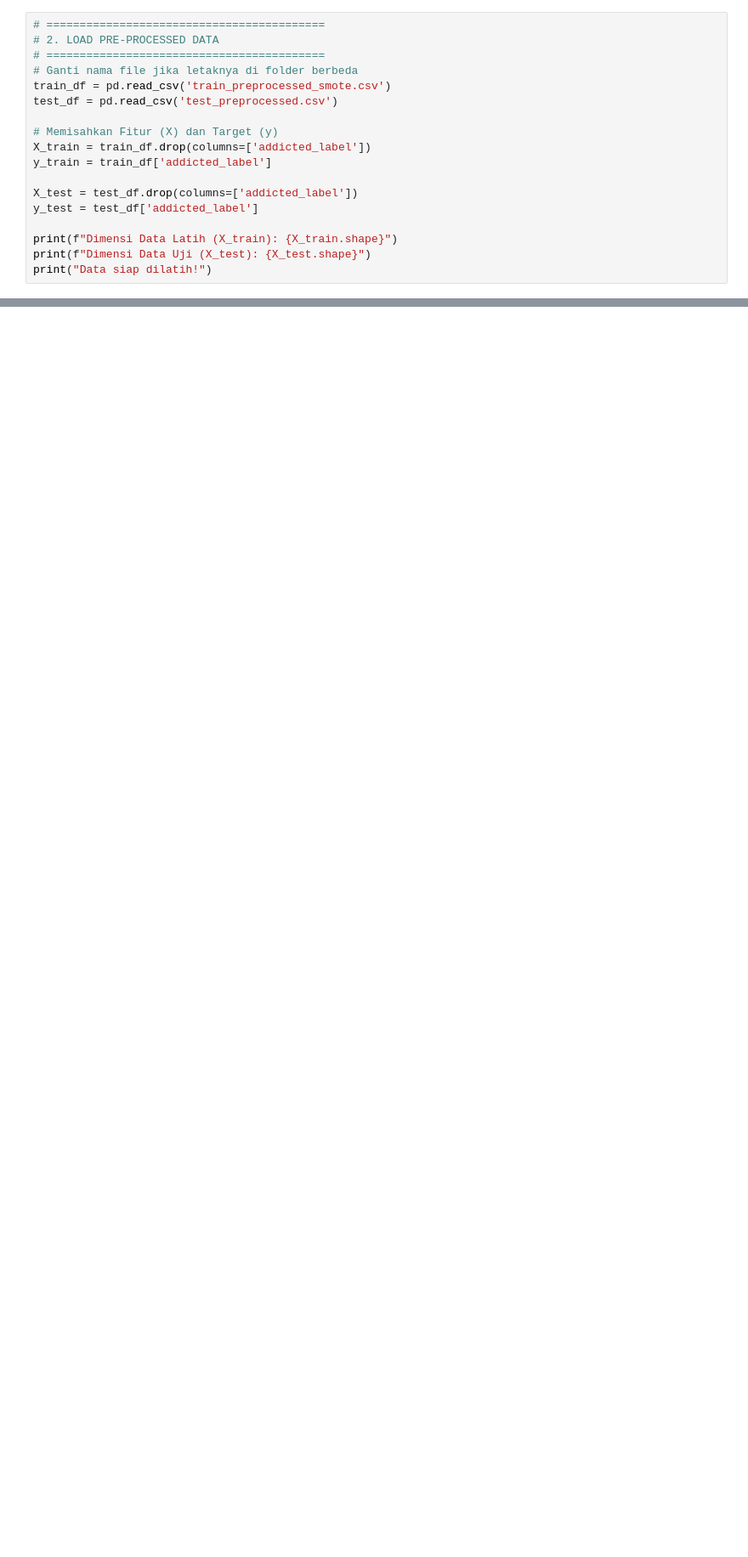
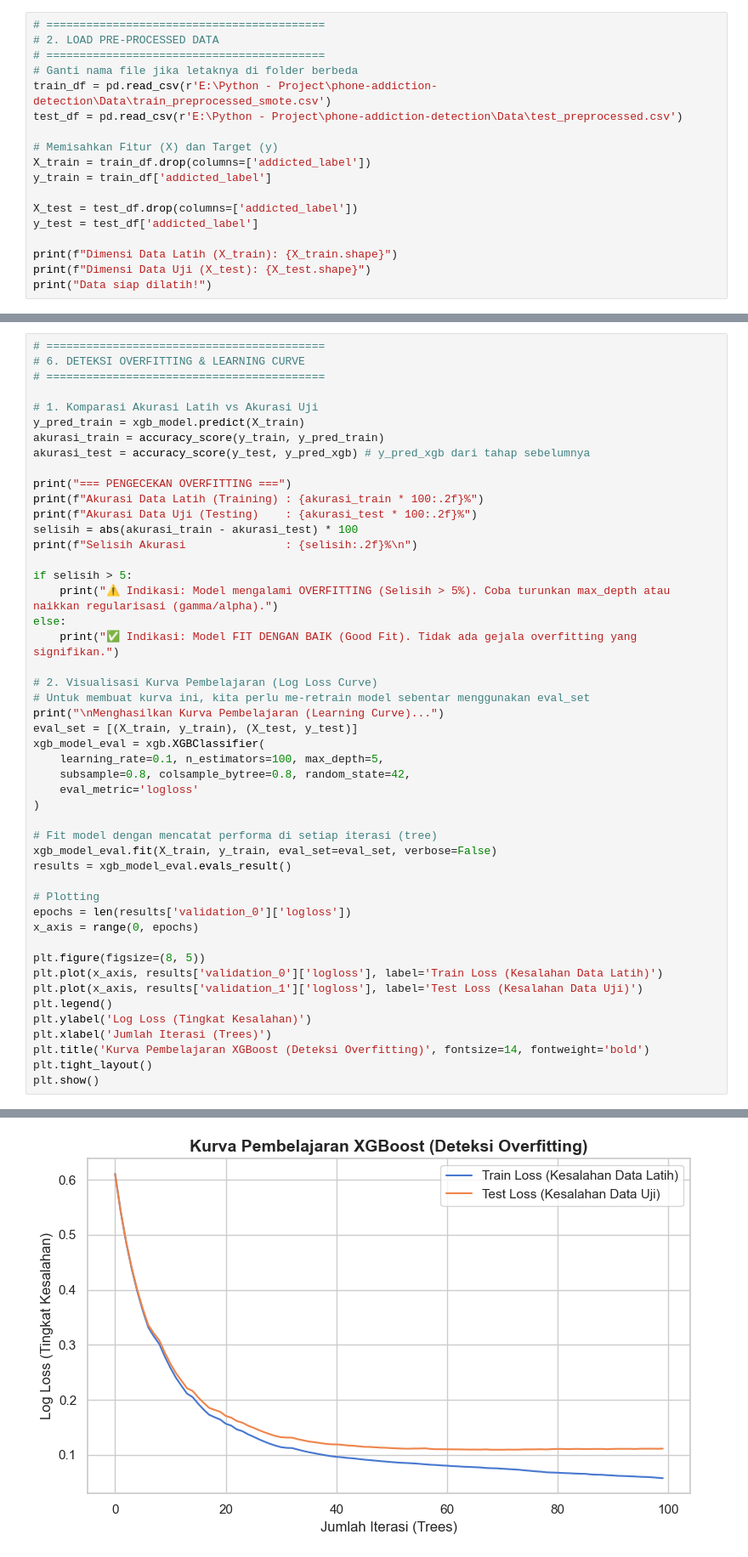
Before and after one commit to Naoupal/phone-addiction-detection, a Jupyter notebook: Notebook/Modelling_train_XGBOOST.ipynb, the cells around one changed output, grey strips where cells are left out. Shown at 85% size. Saved outputs shown, nothing was run; the diff lists cells and outputs as text; blank space fills up the shorter version.

```diff
--- a/Notebook/Modelling_train_XGBOOST.ipynb
+++ b/Notebook/Modelling_train_XGBOOST.ipynb
@@ -24,8 +24,8 @@ ModuleNotFoundError: No module named 'xgboost'
 # 2. LOAD PRE-PROCESSED DATA
 # ==========================================
 # Ganti nama file jika letaknya di folder berbeda
-train_df = pd.read_csv('train_preprocessed_smote.csv')
-test_df = pd.read_csv('test_preprocessed.csv')
+train_df = pd.read_csv(r'E:\Python - Project\phone-addiction-detection\Data\train_preprocessed_smote.csv')
+test_df = pd.read_csv(r'E:\Python - Project\phone-addiction-detection\Data\test_preprocessed.csv')
 
 # Memisahkan Fitur (X) dan Target (y)
 X_train = train_df.drop(columns=['addicted_label'])
@@ -109,0 +138,49 @@ print(feature_imp_df.head(5).to_string(index=False))
+# %%
+# ==========================================
+# 6. DETEKSI OVERFITTING & LEARNING CURVE
+# ==========================================
+
+# 1. Komparasi Akurasi Latih vs Akurasi Uji
+y_pred_train = xgb_model.predict(X_train)
+akurasi_train = accuracy_score(y_train, y_pred_train)
+akurasi_test = accuracy_score(y_test, y_pred_xgb) # y_pred_xgb dari tahap sebelumnya
+
+print("=== PENGECEKAN OVERFITTING ===")
+print(f"Akurasi Data Latih (Training) : {akurasi_train * 100:.2f}%")
+print(f"Akurasi Data Uji (Testing)    : {akurasi_test * 100:.2f}%")
+selisih = abs(akurasi_train - akurasi_test) * 100
+print(f"Selisih Akurasi               : {selisih:.2f}%\n")
+
+if selisih > 5:
+    print("⚠️ Indikasi: Model mengalami OVERFITTING (Selisih > 5%). Coba turunkan max_depth atau naikkan regularisasi (gamma/alpha).")
+else:
+    print("✅ Indikasi: Model FIT DENGAN BAIK (Good Fit). Tidak ada gejala overfitting yang signifikan.")
+
+# 2. Visualisasi Kurva Pembelajaran (Log Loss Curve)
+# Untuk membuat kurva ini, kita perlu me-retrain model sebentar menggunakan eval_set
+print("\nMenghasilkan Kurva Pembelajaran (Learning Curve)...")
+eval_set = [(X_train, y_train), (X_test, y_test)]
+xgb_model_eval = xgb.XGBClassifier(
+    learning_rate=0.1, n_estimators=100, max_depth=5,
+    subsample=0.8, colsample_bytree=0.8, random_state=42,
+    eval_metric='logloss'
+)
+
+# Fit model dengan mencatat performa di setiap iterasi (tree)
+xgb_model_eval.fit(X_train, y_train, eval_set=eval_set, verbose=False)
+results = xgb_model_eval.evals_result()
+
+# Plotting
+epochs = len(results['validation_0']['logloss'])
+x_axis = range(0, epochs)
+
+plt.figure(figsize=(8, 5))
+plt.plot(x_axis, results['validation_0']['logloss'], label='Train Loss (Kesalahan Data Latih)')
+plt.plot(x_axis, results['validation_1']['logloss'], label='Test Loss (Kesalahan Data Uji)')
+plt.legend()
+plt.ylabel('Log Loss (Tingkat Kesalahan)')
+plt.xlabel('Jumlah Iterasi (Trees)')
+plt.title('Kurva Pembelajaran XGBoost (Deteksi Overfitting)', fontsize=14, fontweight='bold')
+plt.tight_layout()
+plt.show()
+# %% [output]
@@ -109,0 +195 @@ print(feature_imp_df.head(5).to_string(index=False))
+[figure, added]
```
Also changed, not shown: parts of 8 cells of this notebook.
